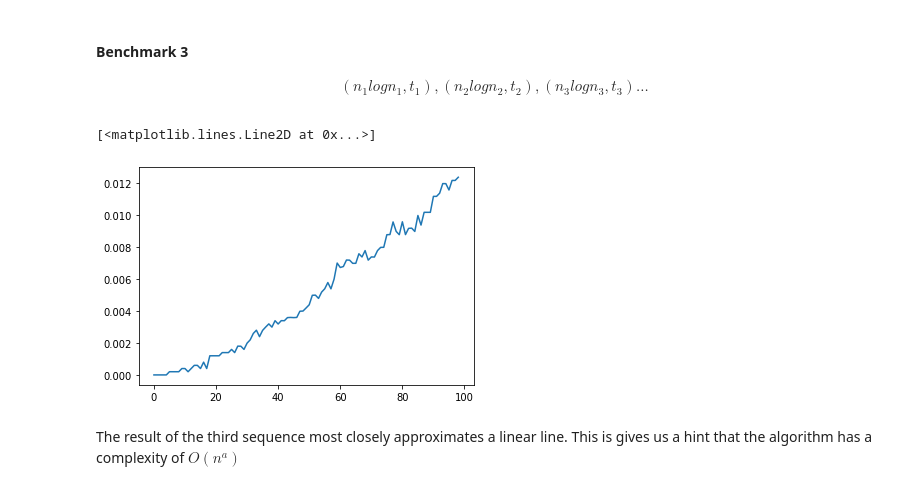
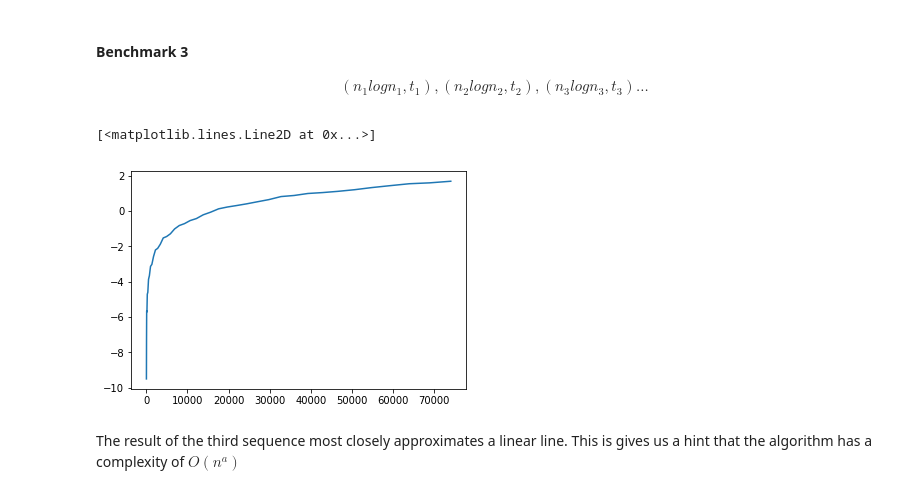
Before and after one commit to Bernhard92/AlgorithmAndComplexityTheory, a Jupyter notebook: ClosestPairOfPoints.ipynb, the cells around one changed output. Saved outputs shown, nothing was run; the diff lists cells and outputs as text; code cells hidden in the pictures.

```diff
--- a/ClosestPairOfPoints.ipynb
+++ b/ClosestPairOfPoints.ipynb
@@ -225,30 +225,11 @@ plt.plot(execution_times)
 \begin{align*}
 (n_1 log n_1, t_1), (n_2 log n_2, t_2),(n_3 log n_3, t_3)...
 \end{align*}
-# %%
-execution_times = []
-
-for i in range(n_begin, n_end):
-    time_needed = 0
-    for j in range(number_of_repeatings):
-        x = np.random.uniform(-100, 100, round(i * math.log(i)))
-        y = np.random.uniform(-100, 100, round(i * math.log(i)))
-        points = np.column_stack((x, y))
-        # sort the list
-        sorted_x = points[points[:,0].argsort(kind='heapsort')]
-        sorted_y = points[points[:,1].argsort(kind='heapsort')]
-
-        start_time = time.time()
-        d, p1, p2 = closest_pair(sorted_x, sorted_y)
-        end_time = time.time()
-        time_needed += end_time - start_time
-
-    execution_times.append(time_needed/number_of_repeatings)
-
-plt.plot(execution_times)
-# %% [output]
-[<matplotlib.lines.Line2D at 0x...>]
-[figure, removed]
+# %%
+plt.plot(x_vals, [math.log(v) for v in execution_times])
+# %% [output]
+[<matplotlib.lines.Line2D at 0x...>]
+[figure, added]
 # %% [markdown]
 The result of the third sequence most closely approximates a linear line.
 This is gives us a hint that the algorithm has a complexity of $O(n^a)$
```
Also changed, not shown: parts of 34 cells of this notebook.
